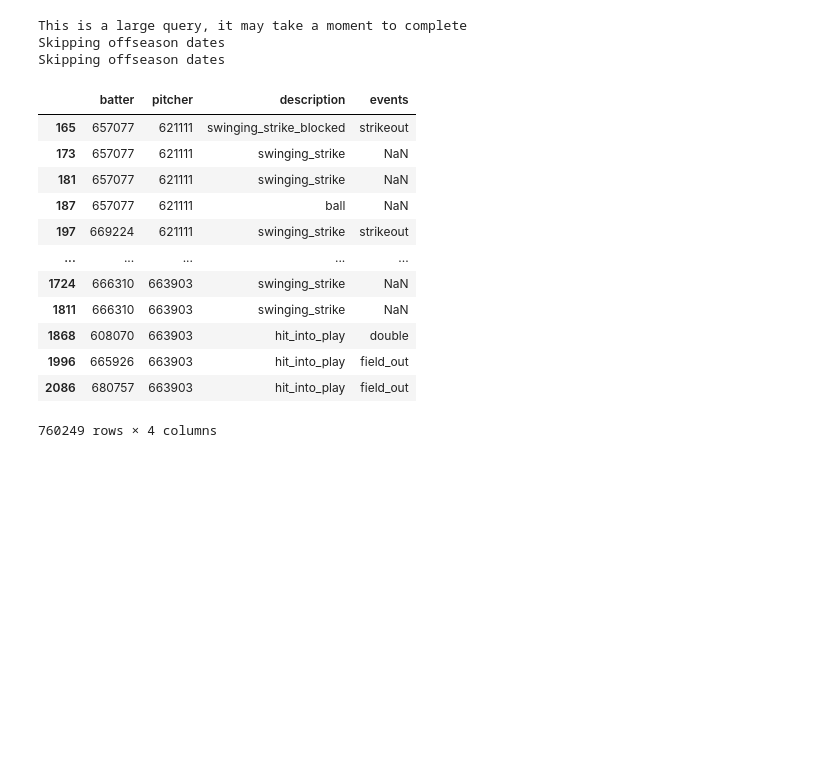
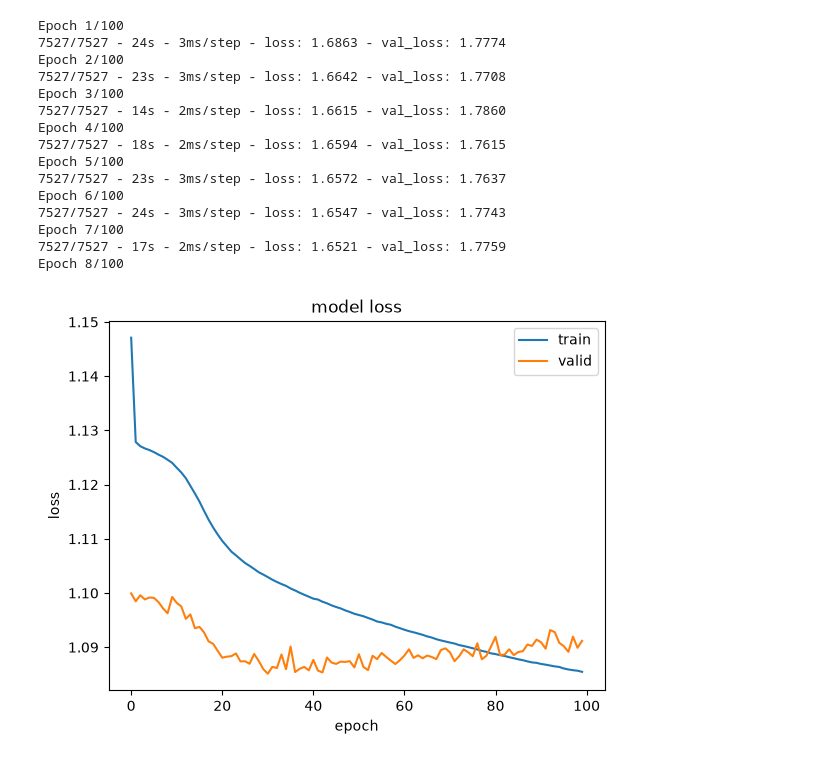
Before and after one commit to Lou-Zhou/baseball_word2vec, a Jupyter notebook: code/playground.ipynb, the cells around one changed output. Cells and saved outputs as stored; diff of their text form; code cells hidden in the pictures; blank space fills up the shorter version.

```diff
--- a/code/playground.ipynb
+++ b/code/playground.ipynb
@@ -1,15 +1,10 @@
 # %%
 import pandas as pd
-import pybaseball
 
-pybaseball.cache.enable()
-
-def get_batter_pitcher_outcome(start_year, end_year):
-    statcast_df = pybaseball.statcast(start_dt = f"{start_year}-01-01", end_dt = f"{end_year}-01-01")
-    return statcast_df[['pitch_type', 'game_date', 'batter', 'pitcher', 'pitch_number', 'description', 'events']]
+data = pd.read_parquet("../data/pitches_2024.parquet")
 # %%
-test_df = get_batter_pitcher_outcome(2024, 2025)
+data['count'] = data['balls'].astype(str) + "-" + data['strikes'].astype(str)
+data["batter_idx"], unique_batters = pd.factorize(data["batter"])
+data["pitcher_idx"], unique_pitcher = pd.factorize(data["pitcher"])
+data["outcome_idx"], unique_outcome = pd.factorize(data["description"])
+data['count_idx'], unique_counts = pd.factorize(data["count"])
-# %% [output]
-This is a large query, it may take a moment to complete
-Skipping offseason dates
-Skipping offseason dates
@@ -16,16 +48,49 @@ Skipping offseason dates
 # %%
-test_df[['batter', 'pitcher', 'description', 'events']]
+import numpy as np
+import matplotlib.pyplot as plt
+indices = np.array(data["outcome_idx"])
+num_classes = len(unique_outcome)
+
+matrix = np.zeros((len(indices), num_classes), dtype=int)
+matrix[np.arange(len(indices)), indices] = 1
+
+X_list = [np.array(data["batter_idx"]), np.array(data["pitcher_idx"]), np.array(data['count_idx'])]
+y = matrix
+
+BATCH_SIZE = 100
+NUM_EPOCHS = 100
+VALID = False
+callbacks = None
+
+validation_split = 0.01
+
+
+history = model.fit(X_list, y, epochs = NUM_EPOCHS, batch_size = BATCH_SIZE,
+                    verbose = 2, shuffle = True, callbacks = callbacks, validation_split = validation_split)
 # %% [output]
-|  | batter | pitcher | description | events |
-| 165 | 657077 | 621111 | swinging_strike_blocked | strikeout |
-| 173 | 657077 | 621111 | swinging_strike | NaN |
-| 181 | 657077 | 621111 | swinging_strike | NaN |
-| 187 | 657077 | 621111 | ball | NaN |
-| 197 | 669224 | 621111 | swinging_strike | strikeout |
-| ... | ... | ... | ... | ... |
-| 1724 | 666310 | 663903 | swinging_strike | NaN |
-| 1811 | 666310 | 663903 | swinging_strike | NaN |
-| 1868 | 608070 | 663903 | hit_into_play | double |
-| 1996 | 665926 | 663903 | hit_into_play | field_out |
-| 2086 | 680757 | 663903 | hit_into_play | field_out |
-760249 rows × 4 columns
+Epoch 1/100
+7527/7527 - 24s - 3ms/step - loss: 1.6863 - val_loss: 1.7774
+Epoch 2/100
+7527/7527 - 23s - 3ms/step - loss: 1.6642 - val_loss: 1.7708
+Epoch 3/100
+7527/7527 - 14s - 2ms/step - loss: 1.6615 - val_loss: 1.7860
+Epoch 4/100
+7527/7527 - 18s - 2ms/step - loss: 1.6594 - val_loss: 1.7615
+Epoch 5/100
+7527/7527 - 23s - 3ms/step - loss: 1.6572 - val_loss: 1.7637
+Epoch 6/100
+7527/7527 - 24s - 3ms/step - loss: 1.6547 - val_loss: 1.7743
+Epoch 7/100
+7527/7527 - 17s - 2ms/step - loss: 1.6521 - val_loss: 1.7759
+Epoch 8/100
+# %%
+#ab data
+plt.plot(history.history["loss"])
+plt.plot(history.history["val_loss"])
+plt.title("model loss")
+plt.ylabel("loss")
+plt.xlabel("epoch")
+plt.legend(["train", "valid"], loc = "upper right")
+plt.show()
+# %% [output]
+[figure, added]
```
Also changed, not shown: parts of 1 cell of this notebook, 8 other files.
